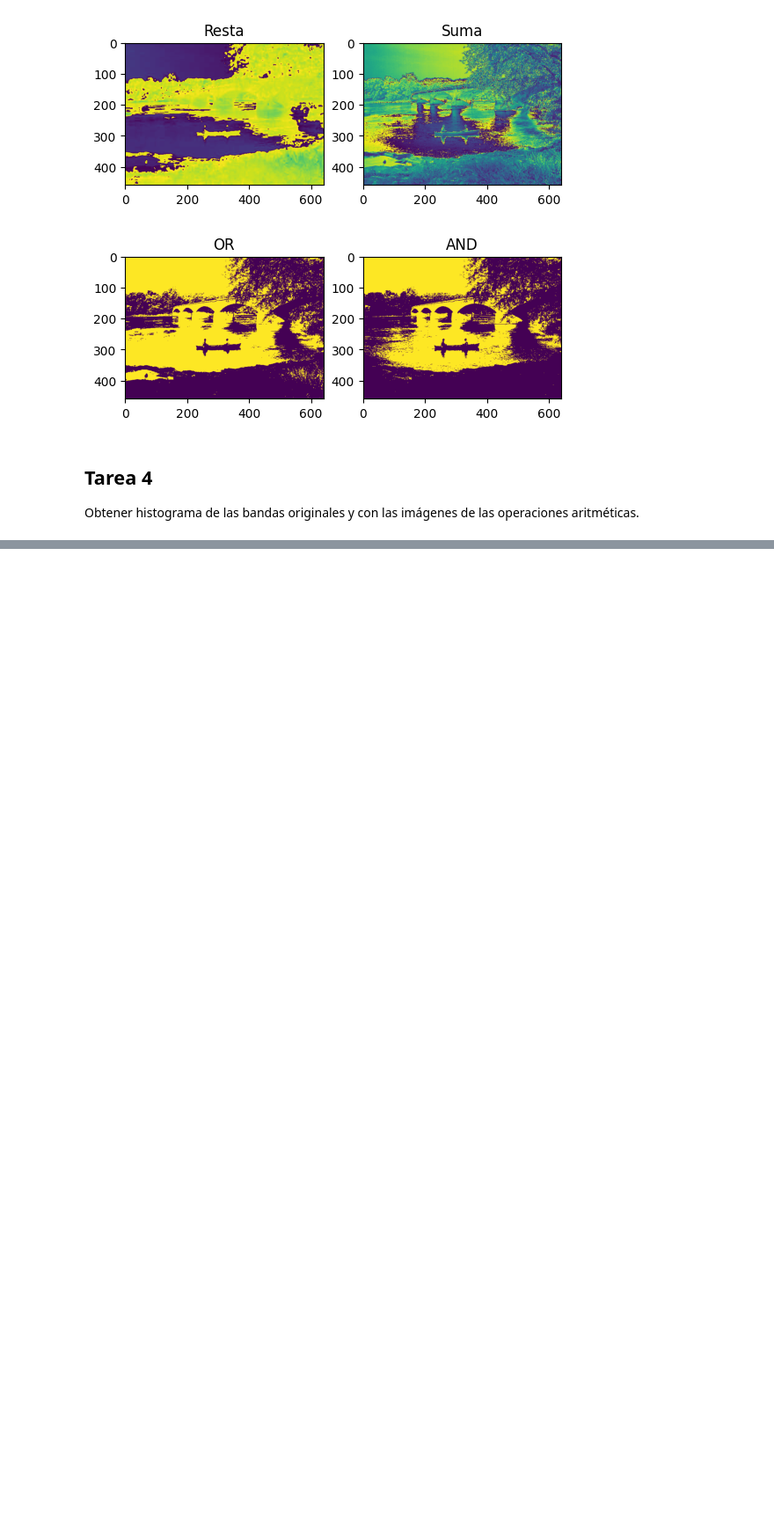
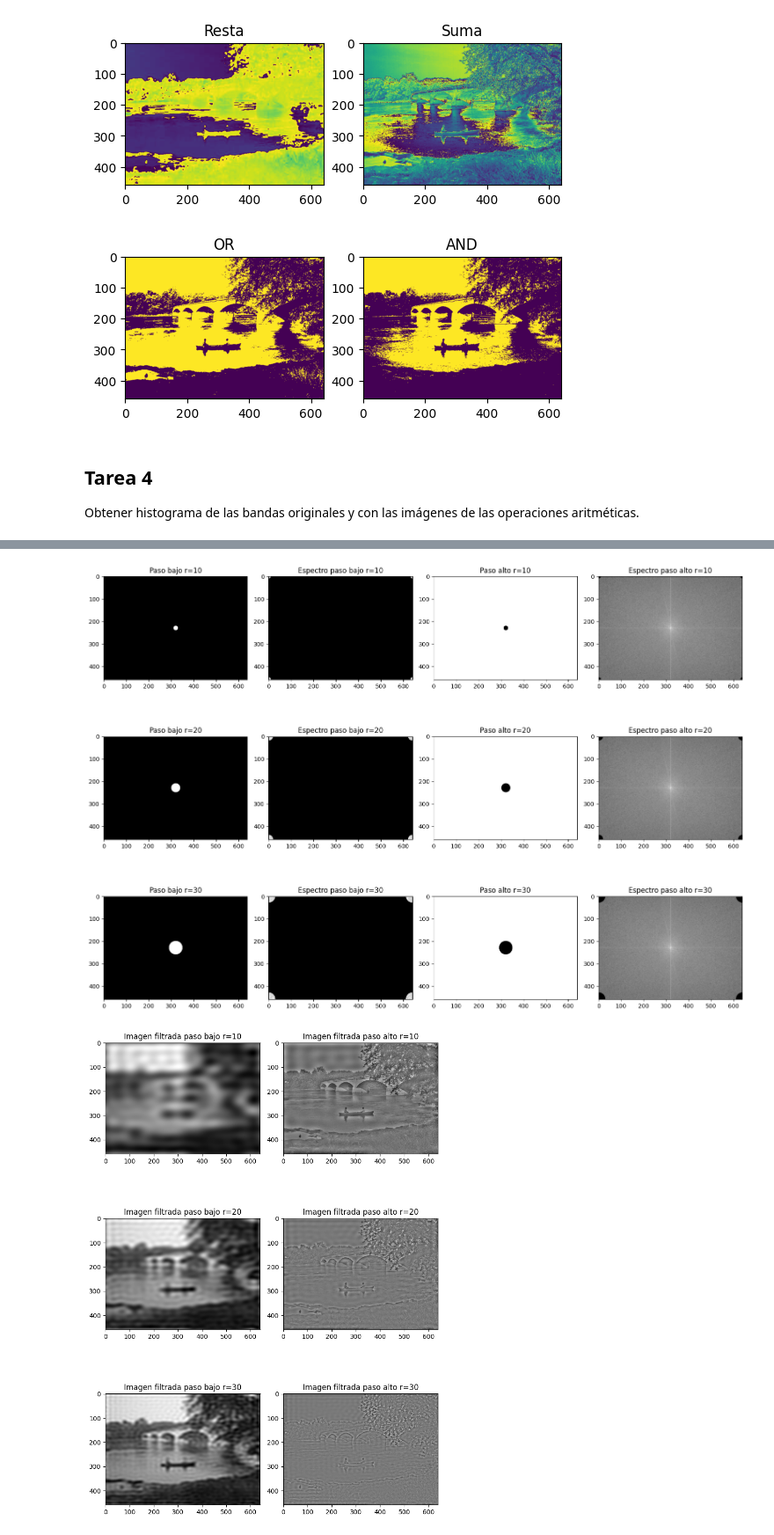
Before and after one commit to jnegrete2005/aapi-practica01, a Jupyter notebook: notebook.ipynb, the cells around one changed output, grey strips where cells are left out. Shown at 88% size. Saved outputs shown, nothing was run; the diff lists cells and outputs as text; code cells hidden in the pictures; blank space fills up the shorter version.

```diff
--- a/notebook.ipynb
+++ b/notebook.ipynb
@@ -124,0 +219,66 @@ to_show = {
+# %%
+def low_pass_mask(shape: tuple[int, int], radius: int) -> np.ndarray:
+    rows, cols = shape
+    center_row, center_col = rows // 2, cols // 2
+
+    y, x = np.ogrid[:rows, :cols]
+    dist_from_center = np.sqrt((y - center_row)**2 + (x - center_col)**2)
+
+    return (dist_from_center <= radius).astype(float)
+
+def high_pass_mask(shape: tuple[int, int], radius: int) -> np.ndarray:
+    return 1.0 - low_pass_mask(shape, radius)
+
+def apply_freq_filter(img: np.ndarray, mask: np.ndarray) -> np.ndarray:
+    fft_img = fftshift(fft2(img))
+    fft_filtered = fft_img * mask
+    return np.real(ifft2(ifftshift(fft_filtered)))
+# %%
+radios = [10, 20, 30]
+img = blue_channel
+fft_blue = fft2(img)
+
+fig, axes = plt.subplots(len(radios), 4, figsize=(16, 4 * len(radios)))
+
+for row, radius in enumerate(radios):
+    lp_mask = low_pass_mask(img.shape, radius)
+    hp_mask = high_pass_mask(img.shape, radius)
+
+    lp_filtered = apply_freq_filter(img, lp_mask)
+    hp_filtered = apply_freq_filter(img, hp_mask)
+
+    axes[row, 0].imshow(lp_mask, cmap="gray")
+    axes[row, 0].set_title(f"Paso bajo r={radius}")
+
+    axes[row, 1].imshow(centered_power_log(fft_blue * lp_mask), cmap="gray")
+    axes[row, 1].set_title(f"Espectro paso bajo r={radius}")
+
+    axes[row, 2].imshow(hp_mask, cmap="gray")
+    axes[row, 2].set_title(f"Paso alto r={radius}")
+
+    axes[row, 3].imshow(centered_power_log(fft_blue * hp_mask), cmap="gray")
+    axes[row, 3].set_title(f"Espectro paso alto r={radius}")
+
+plt.tight_layout()
+plt.show()
+
+fig, axes = plt.subplots(len(radios), 2, figsize=(8, 4 * len(radios)))
+
+for row, radius in enumerate(radios):
+    lp_mask = low_pass_mask(img.shape, radius)
+    hp_mask = high_pass_mask(img.shape, radius)
+
+    lp_filtered = apply_freq_filter(img, lp_mask)
+    hp_filtered = apply_freq_filter(img, hp_mask)
+
+    axes[row, 0].imshow(lp_filtered, cmap="gray")
+    axes[row, 0].set_title(f"Imagen filtrada paso bajo r={radius}")
+
+    axes[row, 1].imshow(hp_filtered, cmap="gray")
+    axes[row, 1].set_title(f"Imagen filtrada paso alto r={radius}")
+
+plt.tight_layout()
+plt.show()
+# %% [output]
+[figure, added]
+[figure, added]
```
Also changed, not shown: parts of 10 cells of this notebook.
